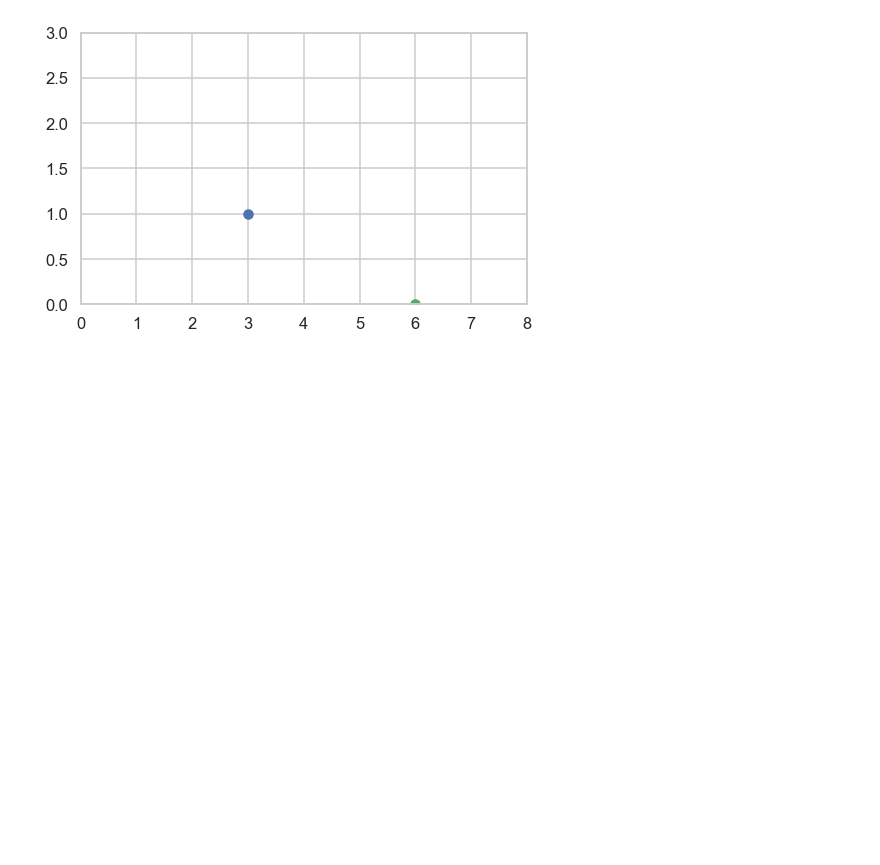
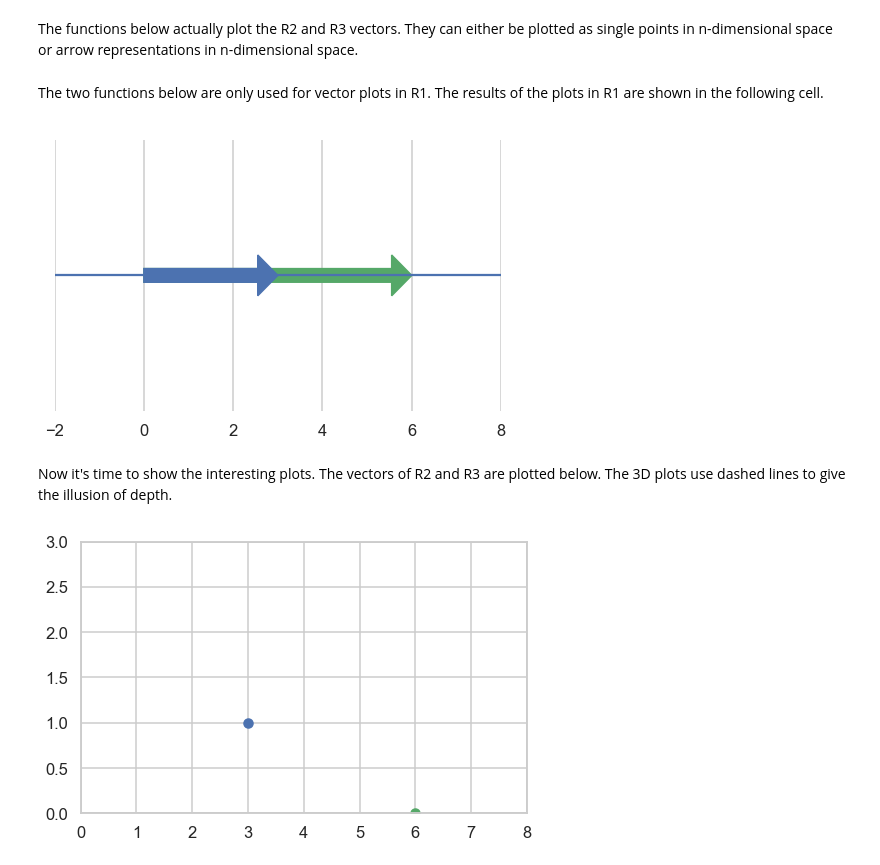
Before and after one commit to DataScienceFoundations/TadMaths, a Jupyter notebook: vectors.ipynb, the cells around one changed output. Drawn from its saved outputs; the diff is of its cells as text; code cells hidden in the pictures; blank space fills up the shorter version.

Commit message:
Update vectors.ipynb
Added descriptions to cells.

```diff
--- a/vectors.ipynb
+++ b/vectors.ipynb
@@ -12,3 +23,4 @@ sns.set_context('talk')
 # %%
 u,v = np.array([6,0]), np.array([3,1])
 u3,v3 = np.array([6,0,4]), np.array([3,5,6])
+u1,v1 = np.array([6]), np.array([3])
@@ -50,6 +64,8 @@ def get_3d_xy_axes(*vectors):
     max_y = max(max(y), 0) + 2
     return plt.axis([min_x, max_x,
                      max_y, min_y])
+# %% [markdown]
+The functions below actually plot the R2 and R3 vectors. They can either be plotted as single points in n-dimensional space or arrow representations in n-dimensional space.
 # %%
 plot_types = ['arrow',
               'scatter']
@@ -113,6 +129,33 @@ def plot_3d_vector(vector, origin, plot_type, axes, **kwargs):
         print('Desired plot not supported.')
 
     return ax3
+# %% [markdown]
+The two functions below are only used for vector plots in R1. The results of the plots in R1 are shown in the following cell.
+# %%
+def plot_1d_vector(vector, origin=0, plot_type=plot_types[0], **kwargs):
+    if len(vector) == 0: return
+    v = vector[0]
+    return plt.arrow(origin, 0, vector[0], 0,
+                     length_includes_head=True,
+                     width=0.1, **kwargs)
+
+def get_1d_axis(*vectors):
+    min_x = min(min(vectors), 0) - 2
+    max_x = max(max(vectors), 0) + 2
+    plt.plot([min_x,max_x], [0,0])
+    return plt.axis([min_x, max_x,
+                     -1, 1])
+# %%
+figure = plt.figure(figsize=(8,5))
+plot_1d_vector(u1, color='g')
+plot_1d_vector(v1, color='b')
+get_1d_axis(u1,v1)
+sns.despine(left=True, bottom=True, right=True, top=True)
+plt.gca().yaxis.set_visible(False)
+# %% [output]
+[figure, added]
+# %% [markdown]
+Now it's time to show the interesting plots. The vectors of R2 and R3 are plotted below. The 3D plots use dashed lines to give the illusion of depth.
 # %%
 figure = plt.figure(figsize=(8,5))
 plot_vector(u, plot_type='scatter', color='g')
```
Also changed, not shown: parts of 4 cells of this notebook.
